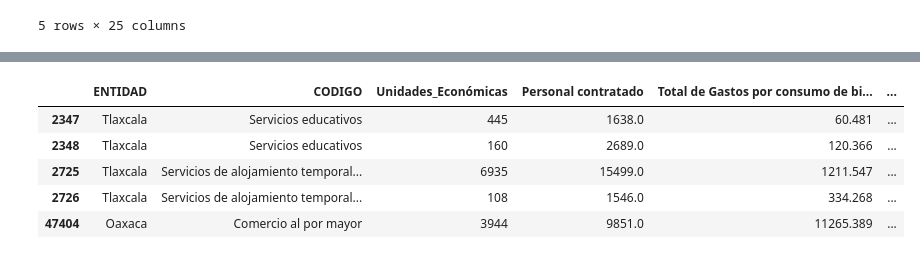
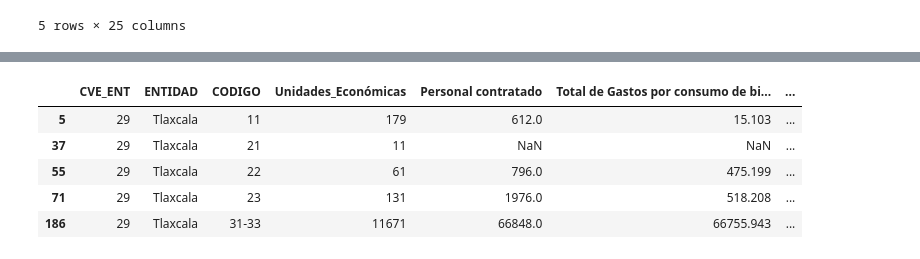
Before and after one commit to damontufar/project1, a Jupyter notebook: data_cleanup/inegi_data_2019.ipynb, the cells around one changed output, grey strips where cells are left out. Drawn from its saved outputs; the diff is of its cells as text; code cells hidden in the pictures.

Commit message:
Adding Code with All Business Size

```diff
--- a/data_cleanup/inegi_data_2019.ipynb
+++ b/data_cleanup/inegi_data_2019.ipynb
@@ -207,6 +207,7 @@ census_df.head()
 | 4 | 29 |  |  | 4.0 | 69 | 74008.309 | 49034.118 | ... |
 5 rows × 25 columns
 # %%
-#Filter for Size of Businesses
+#Filter for ID_ESTRATO NULL = Total Data
 
-census_df = census_df.loc[(census_df["ID_ESTRATO"] == 1) | (census_df["ID_ESTRATO"] == 2)]
+census_df = census_df.loc[census_df["ID_ESTRATO"].isnull()]
+census_df.head()
@@ -237,27 +246,30 @@ census_df["CODIGO"].replace({
 # %%
 #Select Only the Activities of interest
-census_df = census_df.loc[(census_df["CODIGO"] == "Comercio al por mayor") |
-                          (census_df["CODIGO"] == "Comercio al por menor") |
-                          (census_df["CODIGO"] == "Servicios financieros y de seguros") |
-                          (census_df["CODIGO"] == "Servicios profesionales, científicos y técnicos") |
-                          (census_df["CODIGO"] == "Servicios educativos") |
-                          (census_df["CODIGO"] == "Servicios de salud y de asistencia social") |
-                          (census_df["CODIGO"] == "Servicios de esparcimiento culturales y deportivos, y otros servicios recreativos") |
-                          (census_df["CODIGO"] == "Servicios de alojamiento temporal y de preparación de alimentos y bebidas") |
-                          (census_df["CODIGO"] == "Otros servicios excepto actividades gubernamentales")]
+#census_df = census_df.loc[(census_df["CODIGO"] == "Comercio al por mayor") |
+                          #(census_df["CODIGO"] == "Comercio al por menor") |
+                          #(census_df["CODIGO"] == "Servicios financieros y de seguros") |
+                          #(census_df["CODIGO"] == "Servicios profesionales, científicos y técnicos") |
+                          #(census_df["CODIGO"] == "Servicios educativos") |
+                          #(census_df["CODIGO"] == "Servicios de salud y de asistencia social") |
+                          #(census_df["CODIGO"] == "Servicios de esparcimiento culturales y deportivos, y otros servicios recreativos") |
+                          #(census_df["CODIGO"] == "Servicios de alojamiento temporal y de preparación de alimentos y bebidas") |
+                          #(census_df["CODIGO"] == "Otros servicios excepto actividades gubernamentales")]
 # %%
 #Filter when Minicipality is NULL, it refers to States
 census_df = census_df.loc[(census_df["MUNICIPIO"] == " ")]
+# %%
+#Filter for MAIN ACTIVITIES
+census_df_1 = census_df.loc[(census_df["CODIGO"].str.len() == 2) | (census_df["CODIGO"].str.contains("-"))]
 # %%
 #Select certain columns
-df = census_df[["ENTIDAD", "CODIGO", "Unidades_Económicas", "Personal contratado", "Total de Gastos por consumo de bienes y servicios", "Total de ingresos por suministros de bienes y servicios"]]
+df = census_df_1[["CVE_ENT", "ENTIDAD", "CODIGO", "Unidades_Económicas", "Personal contratado", "Total de Gastos por consumo de bienes y servicios", "Total de ingresos por suministros de bienes y servicios"]]
 df.head()
 # %% [output]
-|  | ENTIDAD | CODIGO | Unidades_Económicas | Personal contratado | Total de Gastos por consumo de bi... | ... |
-| 2347 | Tlaxcala | Servicios educativos | 445 | 1638.0 | 60.481 | ... |
-| 2348 | Tlaxcala | Servicios educativos | 160 | 2689.0 | 120.366 | ... |
-| 2725 | Tlaxcala | Servicios de alojamiento temporal... | 6935 | 15499.0 | 1211.547 | ... |
-| 2726 | Tlaxcala | Servicios de alojamiento temporal... | 108 | 1546.0 | 334.268 | ... |
-| 47404 | Oaxaca | Comercio al por mayor | 3944 | 9851.0 | 11265.389 | ... |
+|  | CVE_ENT | ENTIDAD | CODIGO | Unidades_Económicas | Personal contratado | Total de Gastos por consumo de bi... | ... |
+| 5 | 29 | Tlaxcala | 11 | 179 | 612.0 | 15.103 | ... |
+| 37 | 29 | Tlaxcala | 21 | 11 | NaN | NaN | ... |
+| 55 | 29 | Tlaxcala | 22 | 61 | 796.0 | 475.199 | ... |
+| 71 | 29 | Tlaxcala | 23 | 131 | 1976.0 | 518.208 | ... |
+| 186 | 29 | Tlaxcala | 31-33 | 11671 | 66848.0 | 66755.943 | ... |
 # %%
 #Obtain data frame to work with
```
Also changed, not shown: parts of 12 cells of this notebook.
